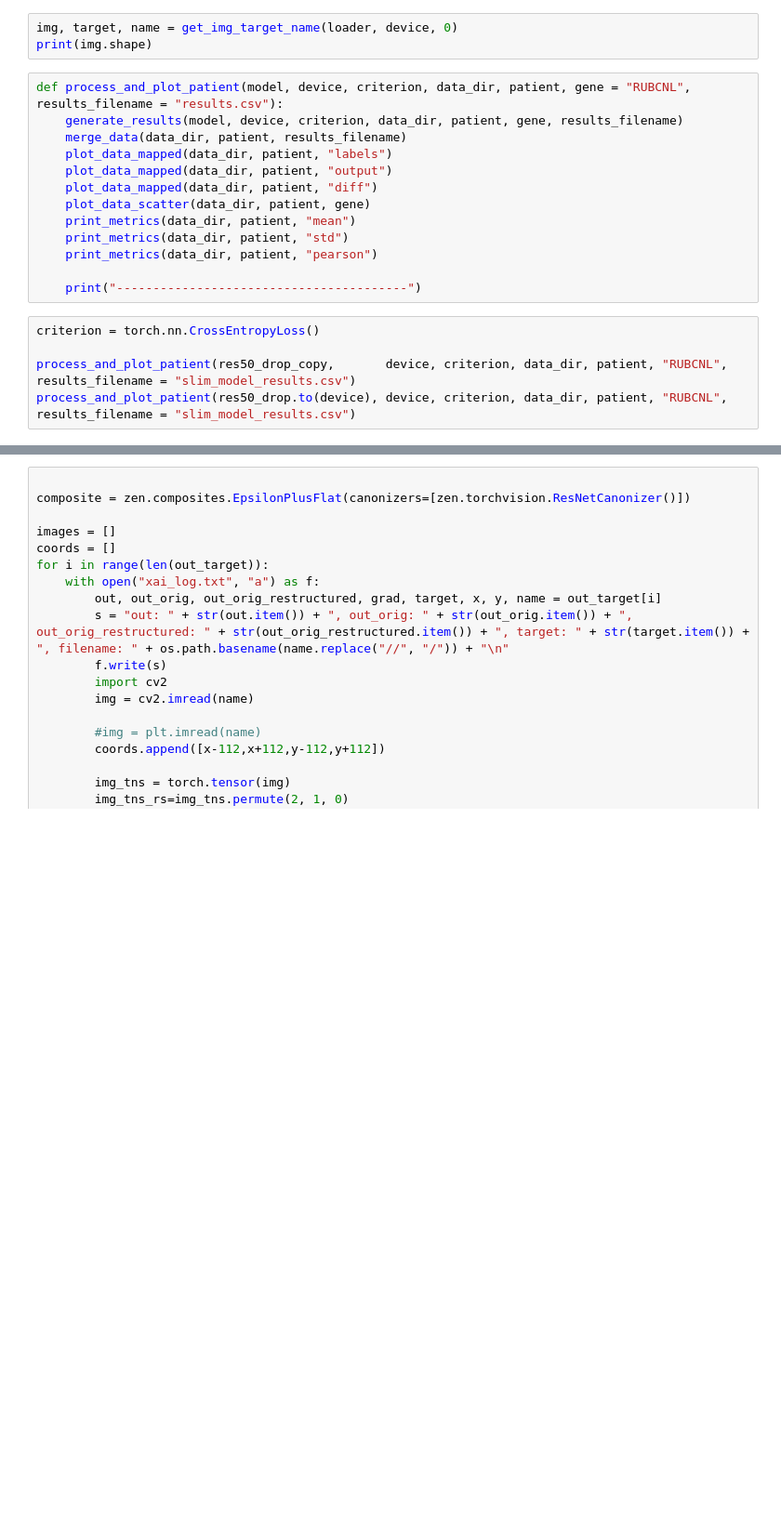
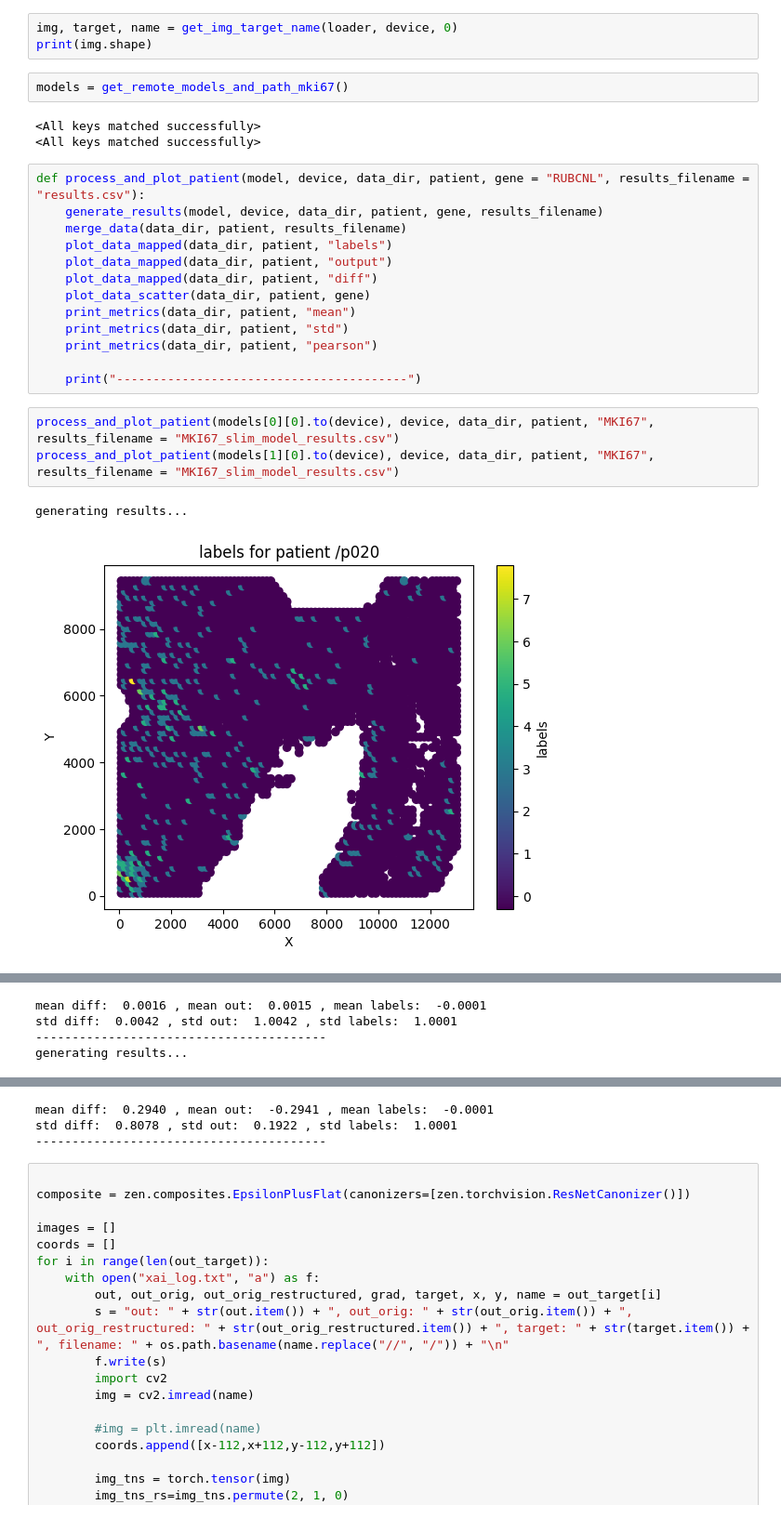
Before and after one commit to jthielmann/xai_cc, a Jupyter notebook: script/relevance.ipynb, the cells around one changed output, grey strips where cells are left out. Shown at 93% size. Drawn from its saved outputs; the diff is of its cells as text; blank space fills up the shorter version.

Commit message:
added MKI67 and plotting

```diff
--- a/script/relevance.ipynb
+++ b/script/relevance.ipynb
@@ -59,9 +59,14 @@ print(len(out_target))
 # %%
 img, target, name = get_img_target_name(loader, device, 0)
 print(img.shape)
+# %%
+models = get_remote_models_and_path_mki67()
+# %% [output]
+<All keys matched successfully>
+<All keys matched successfully>
 # %%
-def process_and_plot_patient(model, device, criterion, data_dir, patient, gene = "RUBCNL", results_filename = "results.csv"):
-    generate_results(model, device, criterion, data_dir, patient, gene, results_filename)
+def process_and_plot_patient(model, device, data_dir, patient, gene = "RUBCNL", results_filename = "results.csv"):
+    generate_results(model, device, data_dir, patient, gene, results_filename)
     merge_data(data_dir, patient, results_filename)
     plot_data_mapped(data_dir, patient, "labels")
     plot_data_mapped(data_dir, patient, "output")
@@ -73,7 +78,8 @@ def process_and_plot_patient(model, device, criterion, data_dir, patient, gene =
 
     print("----------------------------------------")
 # %%
-criterion = torch.nn.CrossEntropyLoss()
-
-process_and_plot_patient(res50_drop_copy,       device, criterion, data_dir, patient, "RUBCNL", results_filename = "slim_model_results.csv")
-process_and_plot_patient(res50_drop.to(device), device, criterion, data_dir, patient, "RUBCNL", results_filename = "slim_model_results.csv")
+process_and_plot_patient(models[0][0].to(device), device, data_dir, patient, "MKI67", results_filename = "MKI67_slim_model_results.csv")
+process_and_plot_patient(models[1][0].to(device), device, data_dir, patient, "MKI67", results_filename = "MKI67_slim_model_results.csv")
+# %% [output]
+generating results...
+[figure, added]
@@ -79,0 +89,4 @@ process_and_plot_patient(res50_drop.to(device), device, criterion, data_dir, pat
+mean diff:  0.0016 , mean out:  0.0015 , mean labels:  -0.0001
+std diff:  0.0042 , std out:  1.0042 , std labels:  1.0001
+----------------------------------------
+generating results...
@@ -80,3 +97,6 @@ process_and_plot_patient(res50_drop.to(device), device, criterion, data_dir, pat
+mean diff:  0.2940 , mean out:  -0.2941 , mean labels:  -0.0001
+std diff:  0.8078 , std out:  0.1922 , std labels:  1.0001
+----------------------------------------
 # %%
 
 composite = zen.composites.EpsilonPlusFlat(canonizers=[zen.torchvision.ResNetCanonizer()])
```
Also changed, not shown: parts of 4 cells of this notebook, 5 other files.
